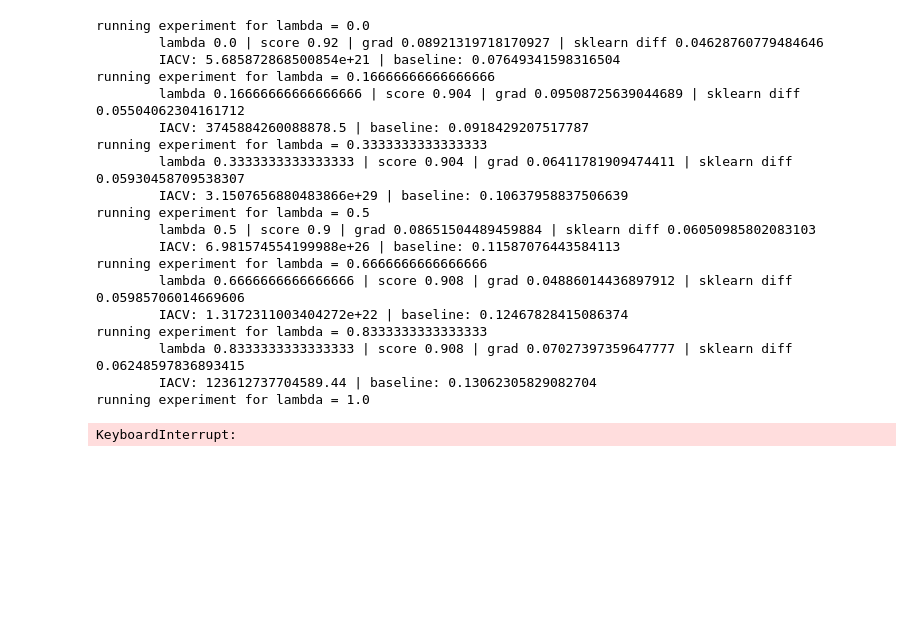
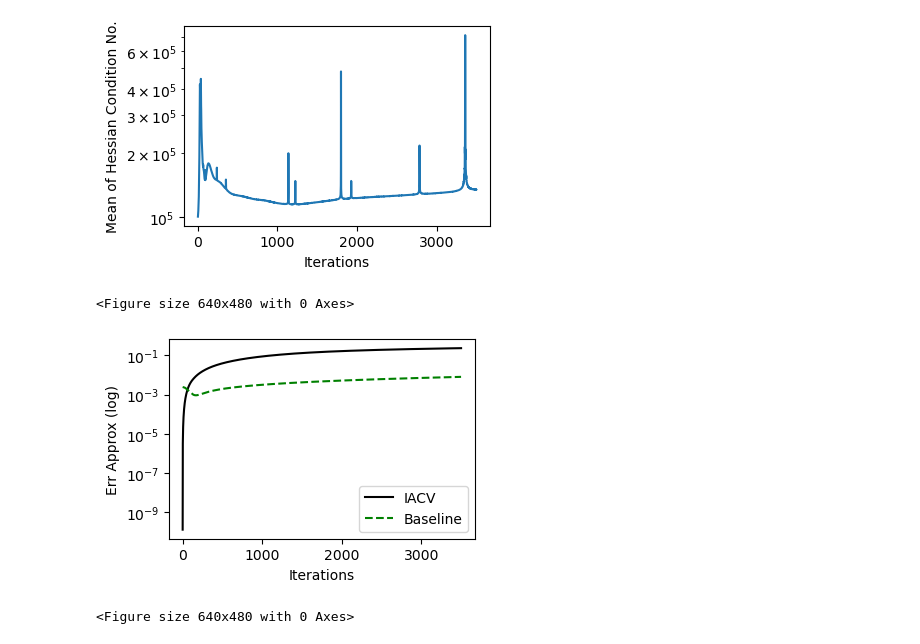
Before and after one commit to nerrma/thesis, a Jupyter notebook: svm/SVMtesting.ipynb, the cells around one changed output. Cells and saved outputs as stored; diff of their text form; code cells hidden in the pictures; blank space fills up the shorter version.

```diff
--- a/svm/SVMtesting.ipynb
+++ b/svm/SVMtesting.ipynb
@@ -165,45 +194,0 @@ plt.show()
-# %%
-# test different lambda values
-import time
-lambdas = np.linspace(0, 1.5, 10)
-lbd_scores = []
-
-start = time.time()
-for l in lambdas:
-    clf = SVM_smooth(sigma=2e-5, lbd=l)
-    #clf.fit(X, y, thresh=5e-3, n_iter=1000, eta=0.5 * s, cv=False, approx_cv=True, log_iacv=False, log_iter=True)
-    print(f"running experiment for lambda = {l}")
-    clf.fit(X, y, thresh=1e-3, n_iter=3500, eta=0.5/n, approx_cv=True, cv=True, log_iacv=False, log_iter=False)
-    y_pred = clf.predict(X)
-    score = accuracy_score(y, y_pred)
-
-    coef = clf.weights_/np.linalg.norm(clf.weights_)
-
-    #print(clf.weights_)
-    print(f"\tlambda {l} | score {score} | grad {np.linalg.norm(clf.nabla_fgd_(X, y, clf.weights_, clf.sigma_, clf.lbd_))} | sklearn diff {np.mean(np.abs(coef- sk_coef))}")
-    print(f"\tIACV: {np.mean(np.linalg.norm(clf.loo_iacv_ - clf.loo_true_, 2, axis=1))} | baseline: {np.mean(np.linalg.norm(clf.weights_ - clf.loo_true_, 2, axis=1))}" )
-    lbd_scores.append([np.mean(np.linalg.norm(clf.loo_iacv_ - clf.loo_true_, 2, axis=1)), np.mean(np.linalg.norm(clf.weights_ - clf.loo_true_, 2, axis=1))])
-
-end = time.time()
-print(end - start)
-# %% [output]
-running experiment for lambda = 0.0
-        lambda 0.0 | score 0.92 | grad 0.08921319718170927 | sklearn diff 0.04628760779484646
-        IACV: 5.685872868500854e+21 | baseline: 0.07649341598316504
-running experiment for lambda = 0.16666666666666666
-        lambda 0.16666666666666666 | score 0.904 | grad 0.09508725639044689 | sklearn diff 0.05504062304161712
-        IACV: 3745884260088878.5 | baseline: 0.0918429207517787
-running experiment for lambda = 0.3333333333333333
-        lambda 0.3333333333333333 | score 0.904 | grad 0.06411781909474411 | sklearn diff 0.05930458709538307
-        IACV: 3.1507656880483866e+29 | baseline: 0.10637958837506639
-running experiment for lambda = 0.5
-        lambda 0.5 | score 0.9 | grad 0.08651504489459884 | sklearn diff 0.06050985802083103
-        IACV: 6.981574554199988e+26 | baseline: 0.11587076443584113
-running experiment for lambda = 0.6666666666666666
-        lambda 0.6666666666666666 | score 0.908 | grad 0.04886014436897912 | sklearn diff 0.05985706014669606
-        IACV: 1.3172311003404272e+22 | baseline: 0.12467828415086374
-running experiment for lambda = 0.8333333333333333
-        lambda 0.8333333333333333 | score 0.908 | grad 0.07027397359647777 | sklearn diff 0.06248597836893415
-        IACV: 123612737704589.44 | baseline: 0.13062305829082704
-running experiment for lambda = 1.0
-KeyboardInterrupt:
@@ -225,0 +195,31 @@ plt.show()
+# %%
+fig, ax = plt.subplots()
+ax.plot(np.mean(clf.cond_nums_, axis=1))
+ax.set_yscale('log')
+ax.set_xlabel("Iterations")
+ax.set_ylabel("Mean of Hessian Condition No.")
+ws = 1.45 # 1.75
+hs = 1.35 # 1.25
+fig.set_size_inches(w=5.73/ws, h=3.5/hs)
+plt.show()
+plt.savefig('svm_convergence_cond_no.pgf', bbox_inches='tight', pad_inches=0)
+# %% [output]
+[figure, added]
+<Figure size 640x480 with 0 Axes>
+# %%
+fig, ax = plt.subplots()
+ax.plot(clf.err_approx_["IACV"], label="IACV", c='black')
+#ax.plot(clf.err_approx_["NS"], label="NS", c='red', linestyle="--")
+ax.plot(clf.err_approx_["baseline"], label="Baseline", c='green', linestyle="--")
+ax.set_yscale('log')
+ax.set_xlabel("Iterations")
+ax.set_ylabel("Err Approx (log)")
+ax.legend()
+ws = 1.45 # 1.75
+hs = 1.35 # 1.25
+fig.set_size_inches(w=5.73/ws, h=3.5/hs)
+plt.show()
+plt.savefig('svm_convergence_err_approx.pgf', bbox_inches='tight', pad_inches=0)
+# %% [output]
+[figure, added]
+<Figure size 640x480 with 0 Axes>
```
Also changed, not shown: parts of 29 cells of this notebook, 3 other files.
